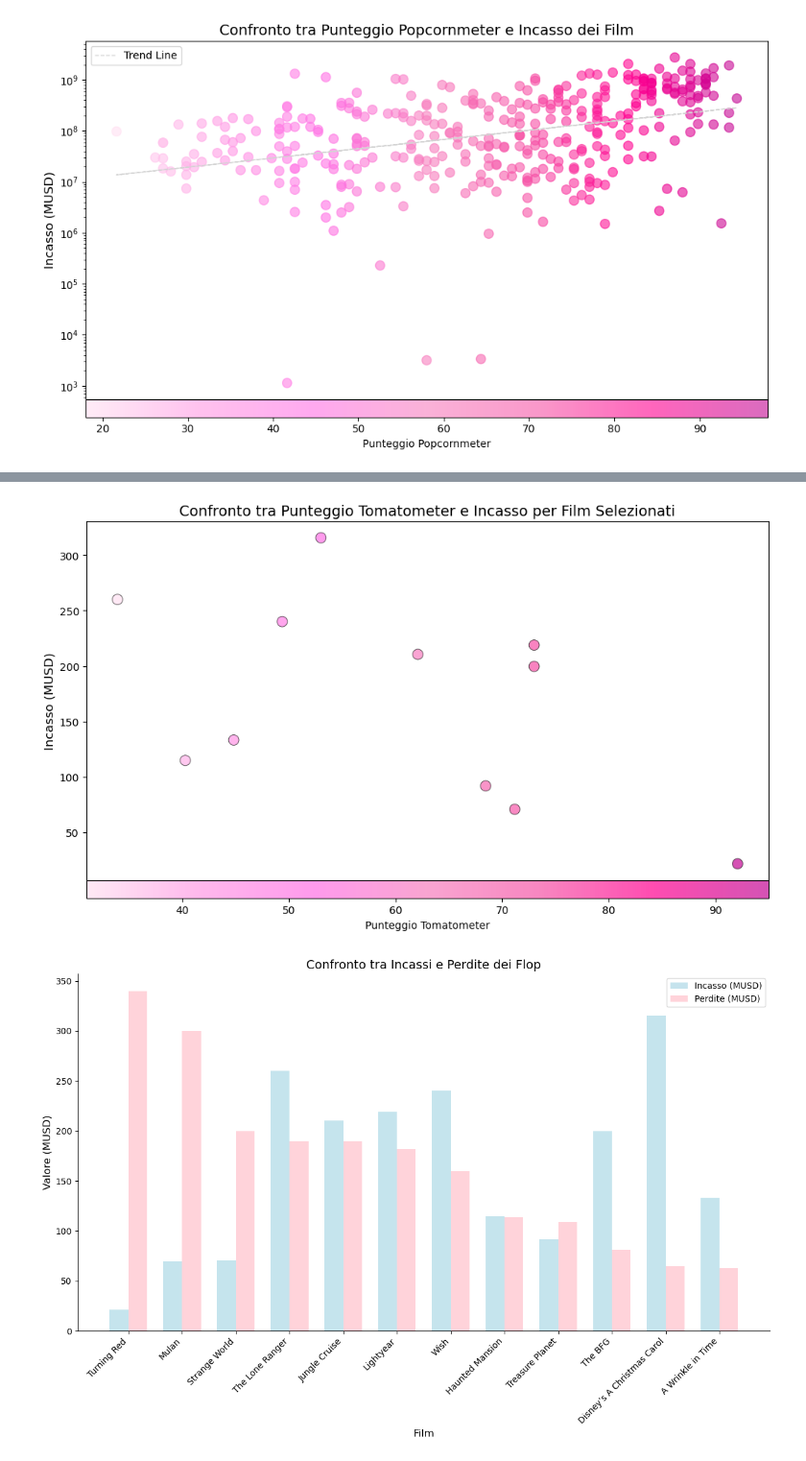
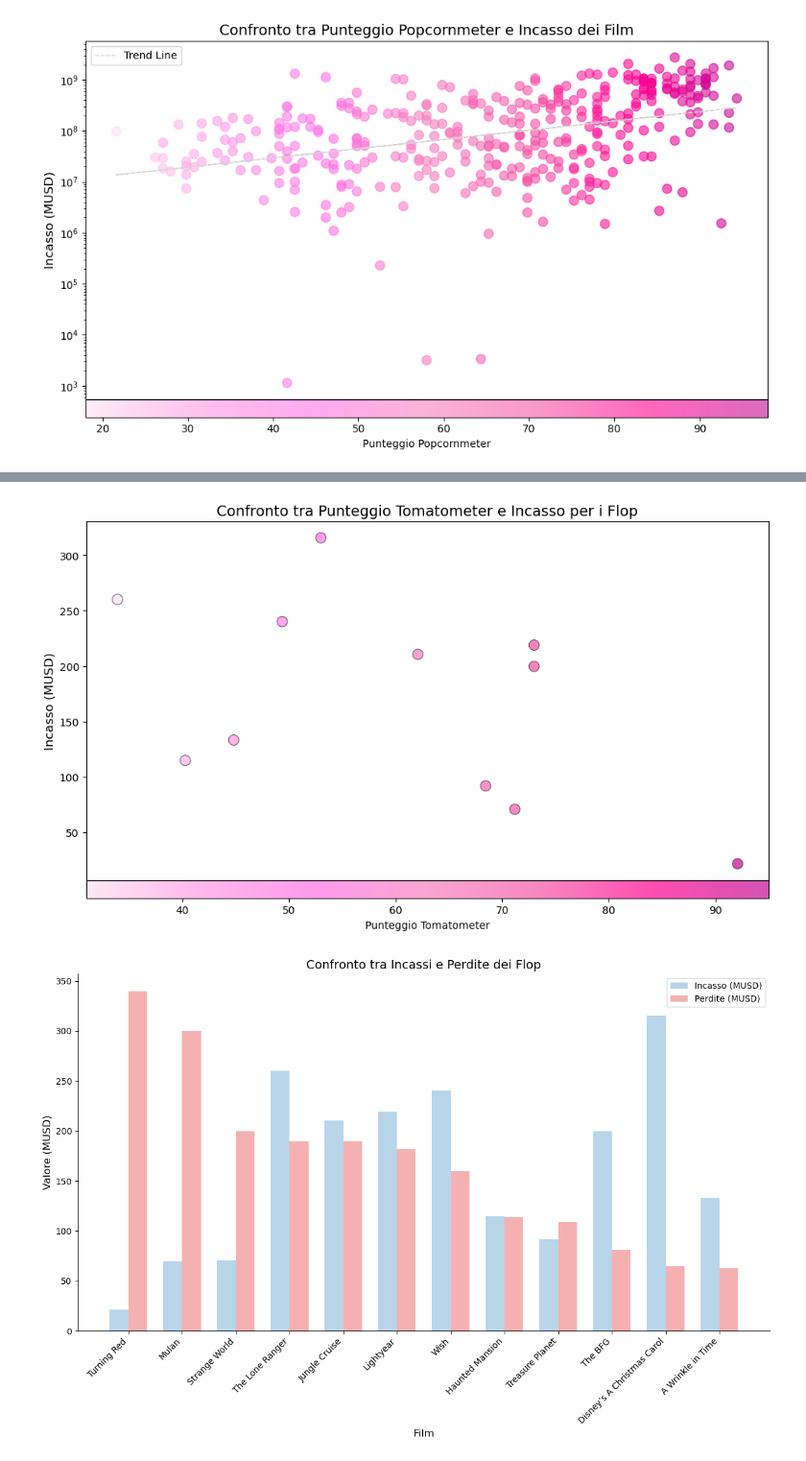
Before and after one commit to TizianoSanchez20/presentazione_disney, a Jupyter notebook: notebooks/disney_graph.ipynb, the cells around one changed output, grey strips where cells are left out. Shown at 96% size. Saved outputs shown, nothing was run; the diff lists cells and outputs as text; code cells hidden in the pictures.

```diff
--- a/notebooks/disney_graph.ipynb
+++ b/notebooks/disney_graph.ipynb
@@ -11,6 +12,9 @@ import matplotlib.ticker as ticker
 # %%
 # Caricamento dei CSV con gestione del separatore e encoding
-dati_film = pd.read_csv(r'C:\Users\39338\OneDrive\Desktop\Visualizzazione Scientifica\database_film.csv', sep=";", encoding="utf-8", on_bad_lines="skip")
+dati_film = pd.read_csv(
+    r'C:\Users\39338\OneDrive\Desktop\Visualizzazione Scientifica\database_film.csv',
+    sep=";", encoding="utf-8", on_bad_lines="skip"
+)
 # Definire le colonne
 colonna_titolo = "Titolo"
 colonna_anno = "Anno"
@@ -22,11 +26,22 @@ colonna_tomatometer = "Tomatometer (%)"
 colonna_popcornmeter = "Popcornmeter (%)"
 colonna_classico = "Classico"
 
-dati_fatturati = pd.read_csv(r'C:\Users\39338\OneDrive\Desktop\Visualizzazione Scientifica\database_fatturati.csv', sep=';', encoding='utf-8', on_bad_lines='skip')
+dati_fatturati = pd.read_csv(
+    r'C:\Users\39338\OneDrive\Desktop\Visualizzazione Scientifica\database_fatturati.csv',
+    sep=';', encoding='utf-8', on_bad_lines='skip'
+)
 
-dati_parchi = pd.read_csv(r'C:\Users\39338\OneDrive\Desktop\Visualizzazione Scientifica\database_parchi.csv', sep=";", encoding="utf-8", on_bad_lines="skip")
+dati_parchi = pd.read_csv(
+    r'C:\Users\39338\OneDrive\Desktop\Visualizzazione Scientifica\database_parchi.csv',
+    sep=";", encoding="utf-8", on_bad_lines="skip"
+)
 # Conversione della colonna "Visitatori (Milioni)" da stringa con virgola a numeri (float)
 dati_parchi['Visitatori (Milioni)'] = dati_parchi['Visitatori (Milioni)'].str.replace(',', '.').astype(float)
+
+dati_timeline = pd.read_csv(
+    r'C:\Users\39338\OneDrive\Desktop\Visualizzazione Scientifica\database_timeline.csv',
+    sep=';', encoding='utf-8', on_bad_lines='skip'
+)
 # %%
 # Colormap personalizzata
 rosa_colors = [
@@ -365,14 +388,17 @@ for i, parco in enumerate(parchi):
     if parco == 'Disneyland Paris':
         alpha = 1.0  # Disneyland Paris opaco
     else:
-        alpha = 0.2  # Altri parchi semi-trasparenti
+        alpha = 0.15  # Altri parchi semi-trasparenti
 
     plt.bar(index + i * bar_width, data[i, :], bar_width, label=parco, color=colors[i], alpha=alpha)
+
+# Formattiamo l'asse Y per mostrare "M" dopo i numeri
+plt.gca().yaxis.set_major_formatter(plt.FuncFormatter(lambda x, _: f'{x:.1f}M'))
 
 # Aggiungiamo le etichette e il titolo
 plt.title("Affluenza nei parchi Disney (2018-2023)", fontsize=16)
 plt.xlabel("Anno", fontsize=12)
-plt.ylabel("Numero di visitatori (in milioni)", fontsize=12)
+plt.ylabel("Numero di visitatori", fontsize=12)
 plt.xticks(index + bar_width * (len(parchi) - 1) / 2, anni, rotation=45, ha='right')
 plt.legend(title="Parco", bbox_to_anchor=(1.05, 1), loc='upper left')
 plt.grid(True)
@@ -1267,7 +1714,7 @@ scatter = ax.scatter(
 
 # Aggiungere le etichette sugli assi
 ax.set_ylabel("Incasso (MUSD)", fontsize=12)
-ax.set_title("Confronto tra Punteggio Tomatometer e Incasso per Film Selezionati", fontsize=14)
+ax.set_title("Confronto tra Punteggio Tomatometer e Incasso per i Flop", fontsize=14)
 
 # Rimuovere i valori dell'asse X
 ax.set_xticks([])
@@ -1287,7 +1734,7 @@ fig.patch.set_facecolor('none')
 plt.tight_layout()
 plt.show()
 # %% [output]
-[figure, old version]
+[figure, new version]
 # %%
 film_interessati = [
     "A Wrinkle in Time", "Disney’s A Christmas Carol", "The BFG",
@@ -1339,34 +1786,34 @@ x = range(len(dati_film_filtrati))
 bar_width = 0.35
 
 # Impostare le barre per gli incassi
-ax.bar(x, dati_film_filtrati['Incasso (MUSD)'], width=bar_width, color='lightblue', alpha=0.7, label='Incasso (MUSD)')
+ax.bar(x, dati_film_filtrati['Incasso (MUSD)'], width=bar_width, color='#B0D0E8', alpha=0.9, label='Incasso (MUSD)')
 
 # Impostare le barre per le perdite
-ax.bar([i + bar_width for i in x], dati_film_filtrati['Perdite (MUSD)'], width=bar_width, color='pink', alpha=0.7, label='Perdite (MUSD)')
+ax.bar([i + bar_width for i in x], dati_film_filtrati['Perdite (MUSD)'], width=bar_width, color='#F4A8A8', alpha=0.9, label='Perdite (MUSD)')
 
 # Etichette degli assi
 ax.set_xlabel("Film", fontsize=12)
 ax.set_ylabel("Valore (MUSD)", fontsize=12)
 ax.set_title("Confronto tra Incassi e Perdite dei Flop", fontsize=14)
 
 # Etichette dei film sull'asse X
 ax.set_xticks([i + bar_width / 2 for i in x])
 ax.set_xticklabels(dati_film_filtrati['Titolo'], rotation=45, ha="right", fontsize=10)
 
 # Legenda
 ax.legend()
 
 # Togliamo lo sfondo
 ax = plt.gca()
 plt.gca().set_facecolor('none')
 plt.gcf().patch.set_facecolor('none')
 
 # Rimuovere il bordo superiore e destro
 ax.spines['top'].set_visible(False)
 ax.spines['right'].set_visible(False)
 
 # Mostrare il grafico
 plt.tight_layout()
 plt.show()
 # %% [output]
-[figure, old version]
+[figure, new version]
```
Also changed, not shown: parts of 29 cells of this notebook, 1 other file.
